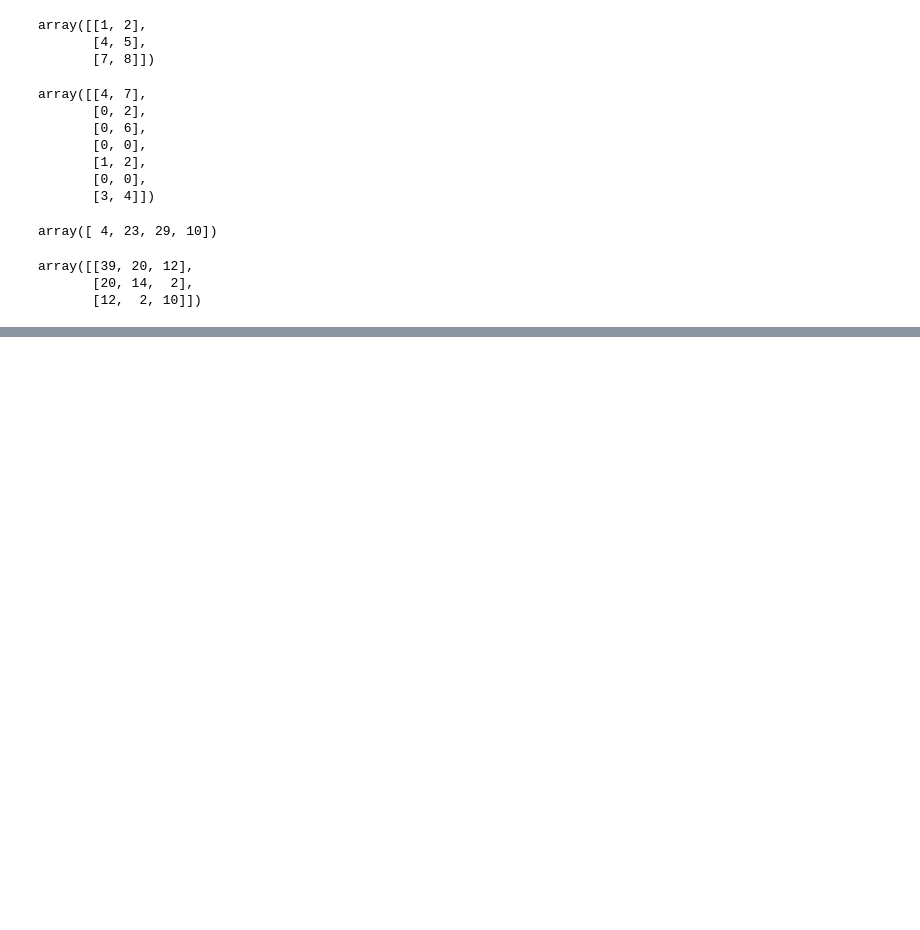
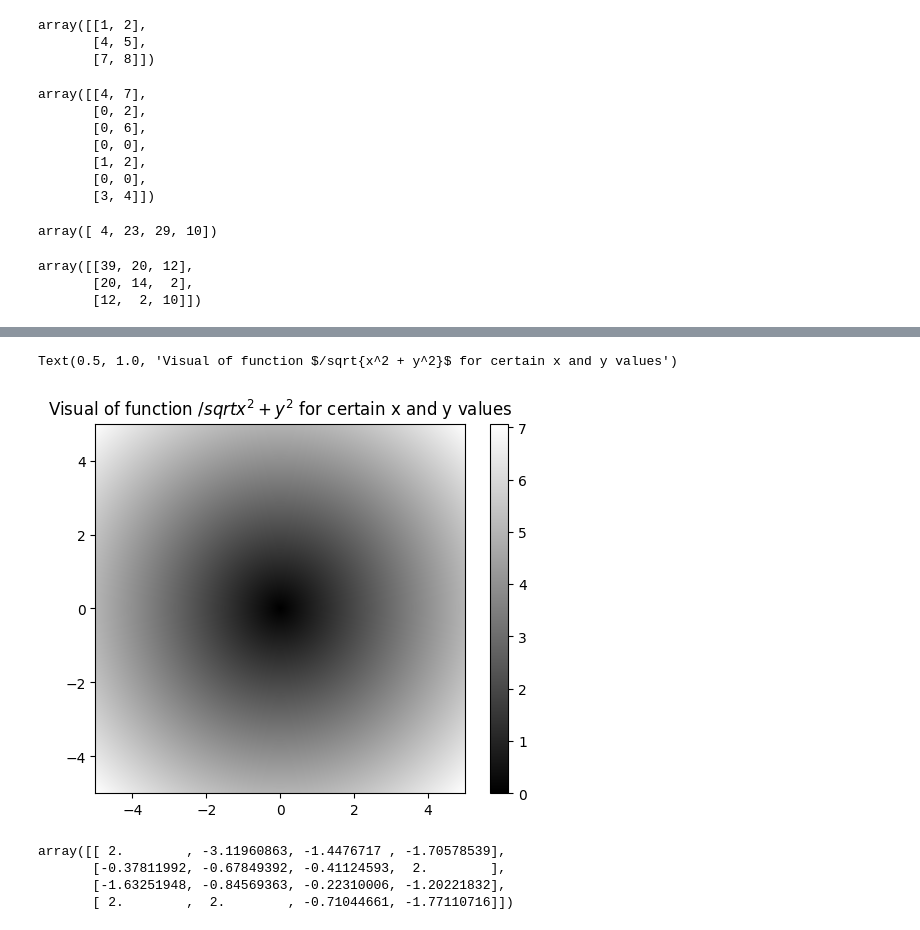
Before and after one commit to OhSorryBro/Data_in_python, a Jupyter notebook: Training.ipynb, the cells around one changed output, grey strips where cells are left out. Drawn from its saved outputs; the diff is of its cells as text; code cells hidden in the pictures; blank space fills up the shorter version.

```diff
--- a/Training.ipynb
+++ b/Training.ipynb
@@ -260,0 +313,30 @@ array([[39, 20, 12],
+# %%
+points = np.arange(-5,5,0.01)
+xs, ys = np.meshgrid(points,points)
+ys
+z = np.sqrt(xs ** 2 + ys ** 2)
+z
+import matplotlib.pyplot as plt
+plt.imshow(z, cmap =plt.cm.gray, extent =[-5,5,-5,5])
+plt.colorbar()
+plt.title("Visual of function $/sqrt{x^2 + y^2}$ for certain x and y values")
+# %% [output]
+Text(0.5, 1.0, 'Visual of function $/sqrt{x^2 + y^2}$ for certain x and y values')
+[figure, added]
+# %%
+xarr = np.array([1.1,1.2,1.3,1.4,1.5])
+yarr = np.array([2.1,2.2,2.3,2.4,2.5])
+cond = np.array([True, False, True, True, False])
+result = [(x if c else y)
+          for x,y,c in zip(xarr,yarr,cond)]
+result
+result = np.where(cond, xarr, yarr)
+result
+arr = rng.standard_normal((4,4))
+arr > 0
+np.where(arr > 0,2,arr)
+# %% [output]
+array([[ 2.        , -3.11960863, -1.4476717 , -1.70578539],
+       [-0.37811992, -0.67849392, -0.41124593,  2.        ],
+       [-1.63251948, -0.84569363, -0.22310006, -1.20221832],
+       [ 2.        ,  2.        , -0.71044661, -1.77110716]])
```
Also changed, not shown: parts of 6 cells of this notebook.
